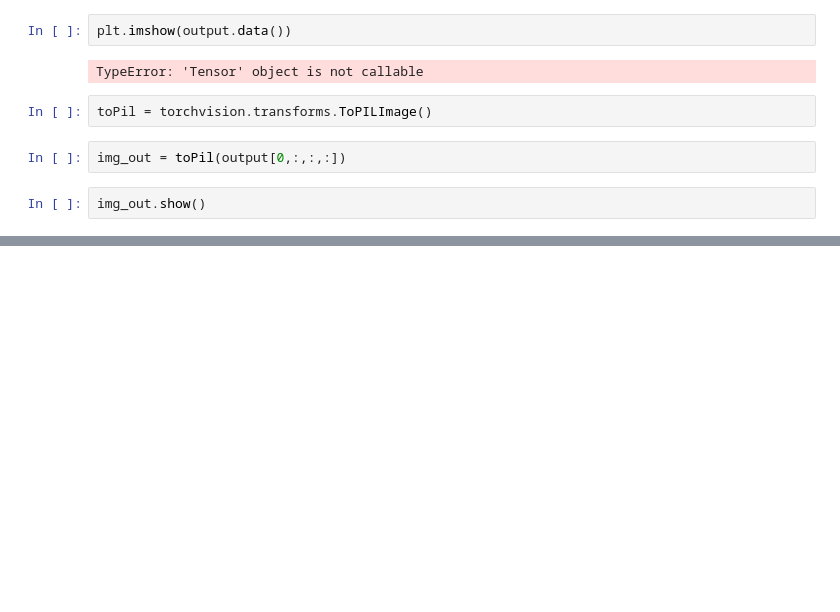
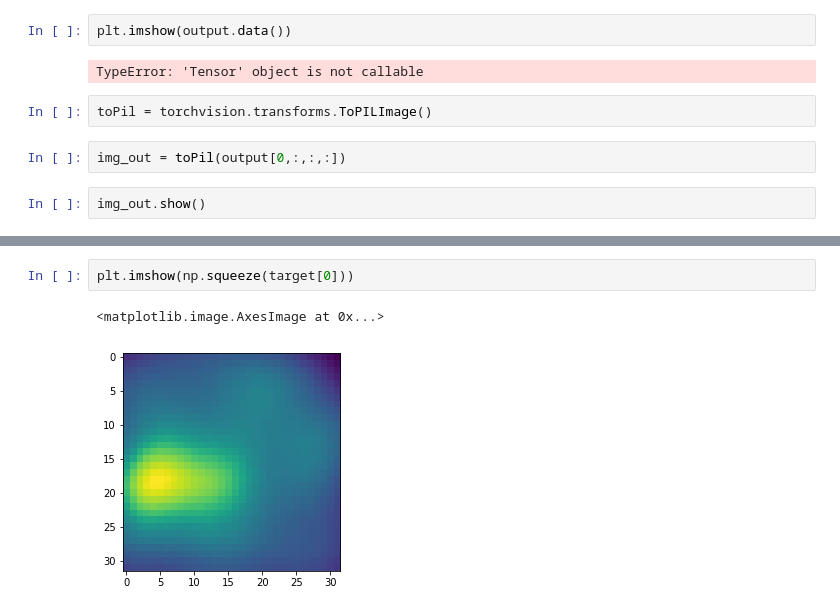
Before and after one commit to AAS97/CSRNet-Runnable, a Jupyter notebook: testing.ipynb, the cells around one changed output, grey strips where cells are left out. Saved outputs shown, nothing was run; the diff lists cells and outputs as text; blank space fills up the shorter version.

```diff
--- a/testing.ipynb
+++ b/testing.ipynb
@@ -46,0 +60,5 @@ img_out.show()
+# %%
+plt.imshow(np.squeeze(target[0]))
+# %% [output]
+<matplotlib.image.AxesImage at 0x...>
+[figure, added]
```
Also changed, not shown: parts of 12 cells of this notebook, 6 other files.
